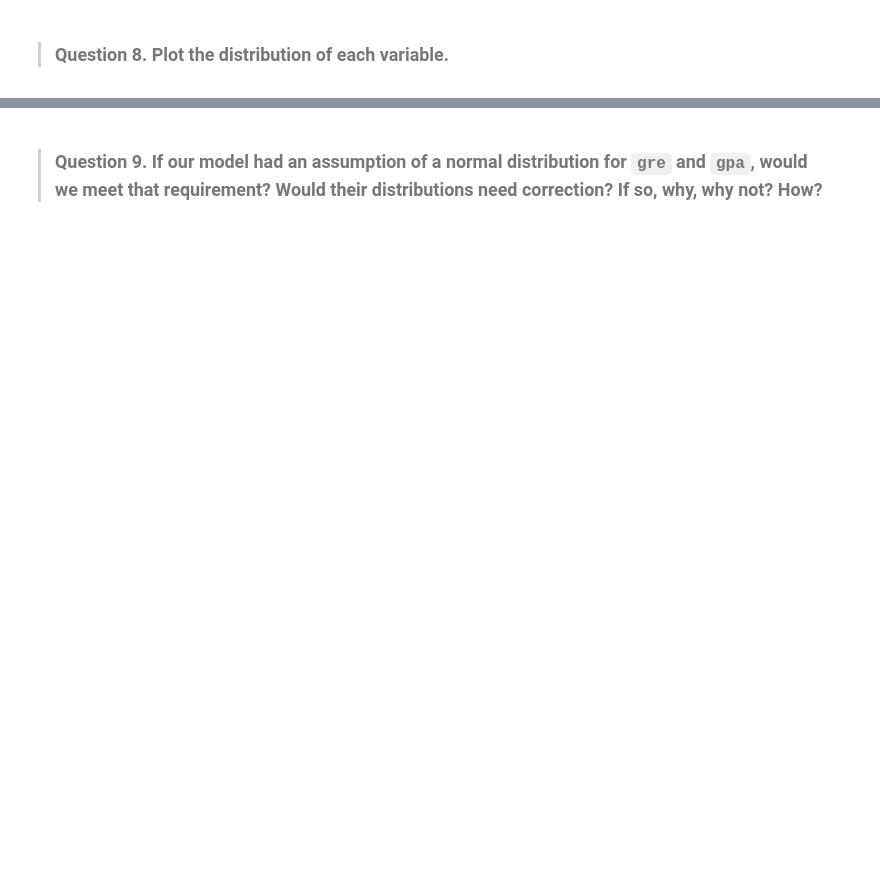
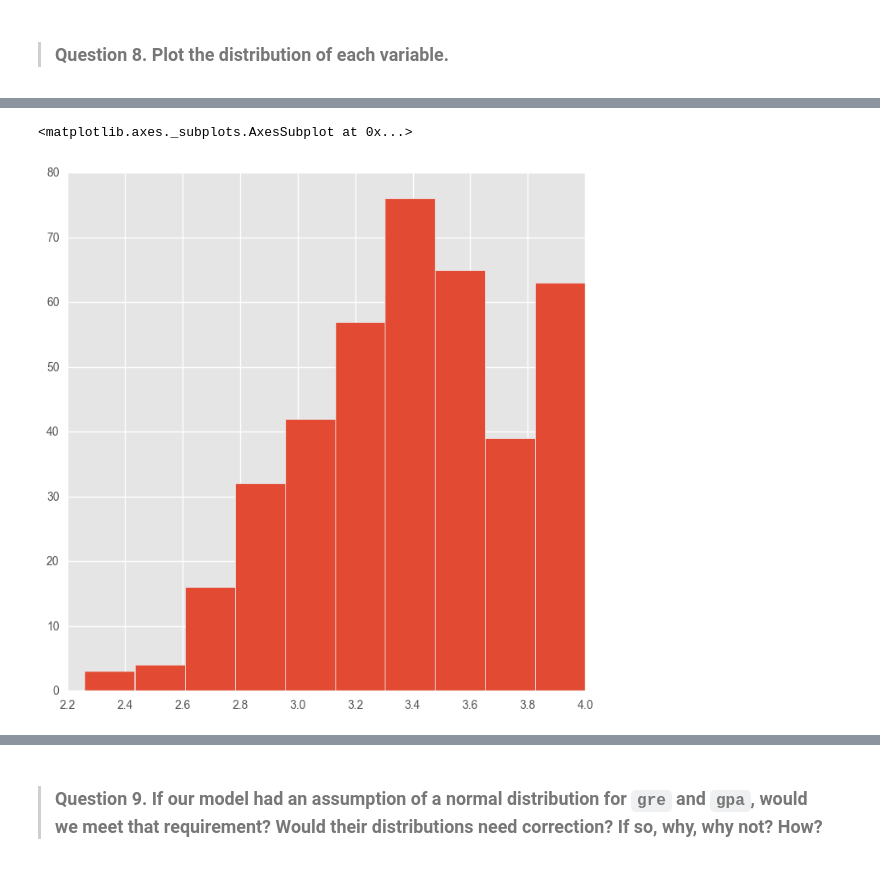
Before and after one commit to ledivan/DS-SF-30, a Jupyter notebook: unit-project/2/unit-project-2-Ivan_LedyashovV3.ipynb, the cells around one changed output, grey strips where cells are left out. Saved outputs shown, nothing was run; the diff lists cells and outputs as text; code cells hidden in the pictures; blank space fills up the shorter version.

```diff
--- a/unit-project/2/unit-project-2-Ivan_LedyashovV3.ipynb
+++ b/unit-project/2/unit-project-2-Ivan_LedyashovV3.ipynb
@@ -67,0 +201,5 @@ Answer:
+# %%
+df.gpa.hist(figsize = (8, 8))
+# %% [output]
+<matplotlib.axes._subplots.AxesSubplot at 0x...>
+[figure, added]
```
Also changed, not shown: parts of 50 cells of this notebook.
